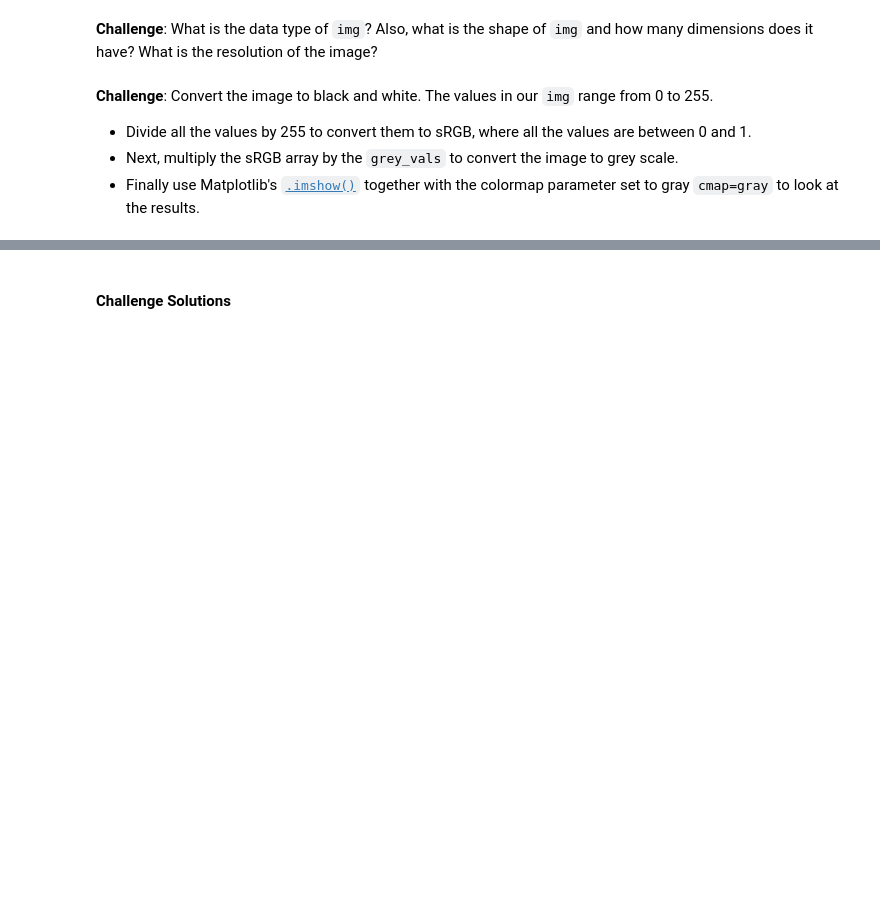
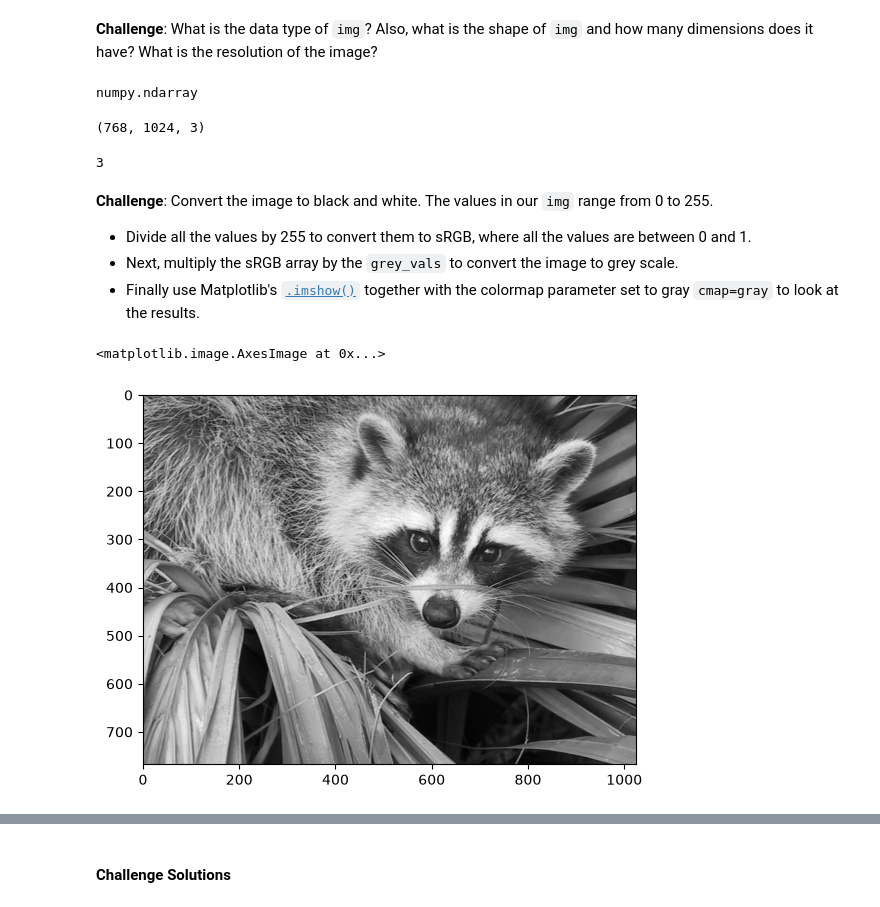
Before and after one commit to fkajose/100-Days-of-Code, a Jupyter notebook: 077-computation-with-NumPy/Computation_with_NumPy_and_N_Dimensional_Arrays_(start).ipynb, the cells around one changed output, grey strips where cells are left out. Saved outputs shown, nothing was run; the diff lists cells and outputs as text; code cells hidden in the pictures; blank space fills up the shorter version.

```diff
--- a/077-computation-with-NumPy/Computation_with_NumPy_and_N_Dimensional_Arrays_(start).ipynb
+++ b/077-computation-with-NumPy/Computation_with_NumPy_and_N_Dimensional_Arrays_(start).ipynb
@@ -260,5 +287,17 @@ array([[19, 25, 18],
 # %% [markdown]
 **Challenge**: What is the data type of `img`? Also, what is the shape of `img` and how many dimensions does it have? What is the resolution of the image?
+# %%
+type(img)
+# %% [output]
+numpy.ndarray
+# %%
+img.shape
+# %% [output]
+(768, 1024, 3)
+# %%
+img.ndim
+# %% [output]
+3
 # %% [markdown]
 **Challenge**: Convert the image to black and white. The values in our `img` range from 0 to 255.
 * Divide all the values by 255 to convert them to sRGB, where all the values are between 0 and 1.
@@ -266,6 +305,14 @@ array([[19, 25, 18],
 * Finally use Matplotlib's [`.imshow()`](https://matplotlib.org/3.1.1/api/_as_gen/matplotlib.pyplot.imshow.html) together with the colormap parameter set to gray `cmap=gray` to look at the results.
 # %%
 grey_vals = np.array([0.2126, 0.7152, 0.0722])
+# %%
+sRGB = img / 255
+grey_img = sRGB @ grey_vals
+# %%
+plt.imshow(grey_img, cmap="gray")
+# %% [output]
+<matplotlib.image.AxesImage at 0x...>
+[figure, added]
 # %% [markdown]
 **Challenge**: Can you manipulate the images by doing some operations on the underlying ndarrays? See if you can change the values in the ndarray so that:
 
```
Also changed, not shown: parts of 14 cells of this notebook.
